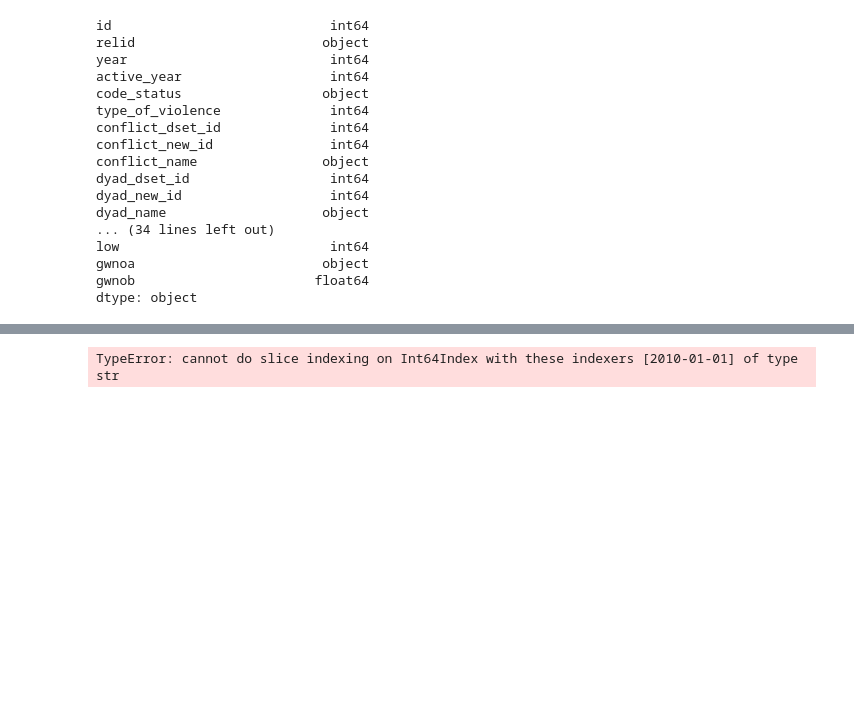
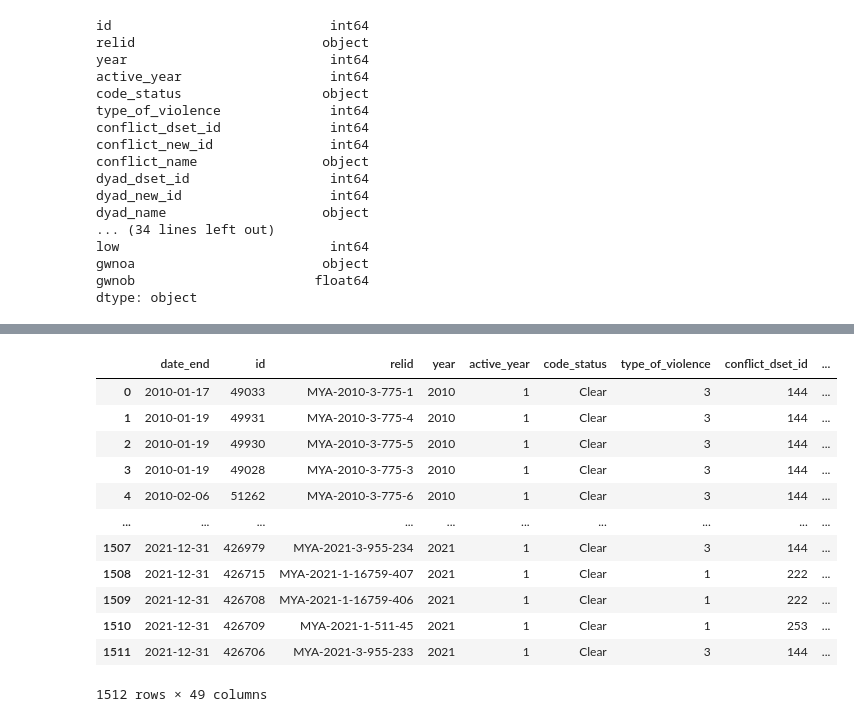
Before and after one commit to TomCKan/Myanmar_Data_Analysis, a Jupyter notebook: Myanmar_UCDP_1989to2021.ipynb, the cells around one changed output, grey strips where cells are left out. Saved outputs shown, nothing was run; the diff lists cells and outputs as text; code cells hidden in the pictures; blank space fills up the shorter version.

```diff
--- a/Myanmar_UCDP_1989to2021.ipynb
+++ b/Myanmar_UCDP_1989to2021.ipynb
@@ -195,14 +197,20 @@ UCDP_MyanmarV2
 # %%
-UCDP_MyanmarV2["2010-01-01":"2020-12-31"]
+UCDP_MyanmarRefined = UCDP_Myanmar["2010-01-01":"2022-12-31"]
 
-fig, axes = plt.subplots(figsize=(12, 6))
+UCDP_MyanmarRefined = UCDP_MyanmarRefined.reset_index()
 
-x = UCDP_MyanmarV2["date_end"]
-y = UCDP_MyanmarV2["best"]
-
-axes.plot(x, y, 'b--', label='Total Deaths')
-
-axes.set_xlabel("Date")
-axes.set_ylabel("Deaths")
+UCDP_MyanmarRefined
 # %% [output]
+|  | date_end | id | relid | year | active_year | code_status | type_of_violence | conflict_dset_id | ... |
+| 0 | 2010-01-17 | 49033 | MYA-2010-3-775-1 | 2010 | 1 | Clear | 3 | 144 | ... |
+| 1 | 2010-01-19 | 49931 | MYA-2010-3-775-4 | 2010 | 1 | Clear | 3 | 144 | ... |
+| 2 | 2010-01-19 | 49930 | MYA-2010-3-775-5 | 2010 | 1 | Clear | 3 | 144 | ... |
+| 3 | 2010-01-19 | 49028 | MYA-2010-3-775-3 | 2010 | 1 | Clear | 3 | 144 | ... |
+| 4 | 2010-02-06 | 51262 | MYA-2010-3-775-6 | 2010 | 1 | Clear | 3 | 144 | ... |
+| ... | ... | ... | ... | ... | ... | ... | ... | ... | ... |
+| 1507 | 2021-12-31 | 426979 | MYA-2021-3-955-234 | 2021 | 1 | Clear | 3 | 144 | ... |
+| 1508 | 2021-12-31 | 426715 | MYA-2021-1-16759-407 | 2021 | 1 | Clear | 1 | 222 | ... |
+| 1509 | 2021-12-31 | 426708 | MYA-2021-1-16759-406 | 2021 | 1 | Clear | 1 | 222 | ... |
+| 1510 | 2021-12-31 | 426709 | MYA-2021-1-511-45 | 2021 | 1 | Clear | 1 | 253 | ... |
+| 1511 | 2021-12-31 | 426706 | MYA-2021-3-955-233 | 2021 | 1 | Clear | 3 | 144 | ... |
-TypeError: cannot do slice indexing on Int64Index with these indexers [2010-01-01] of type str
+1512 rows × 49 columns
```
Also changed, not shown: parts of 7 cells of this notebook.
